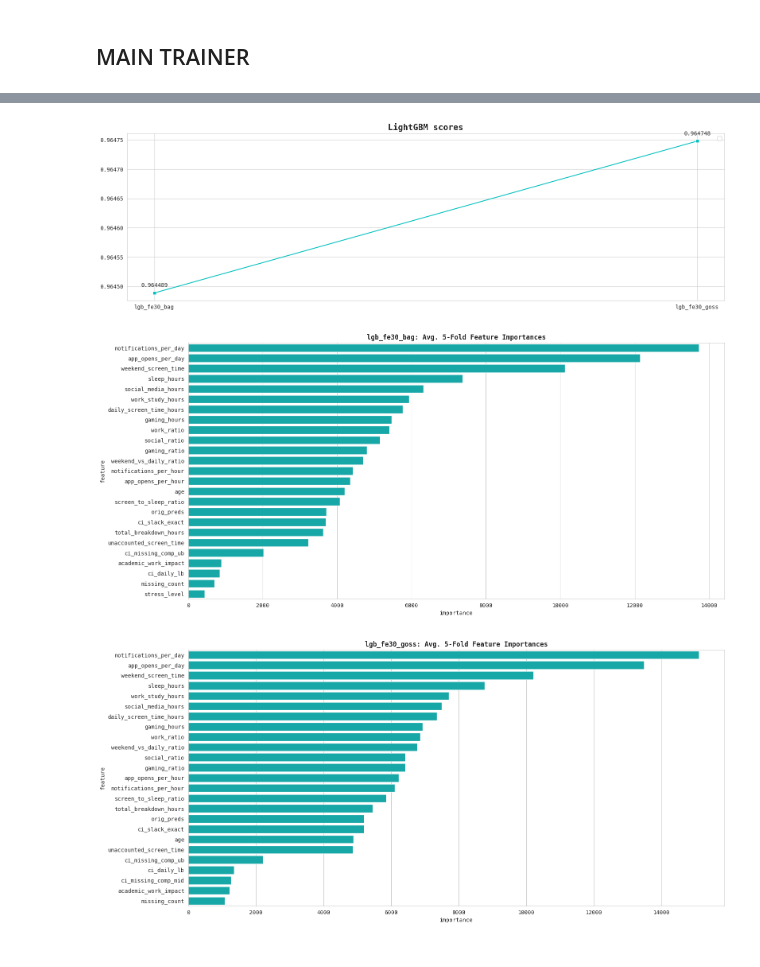
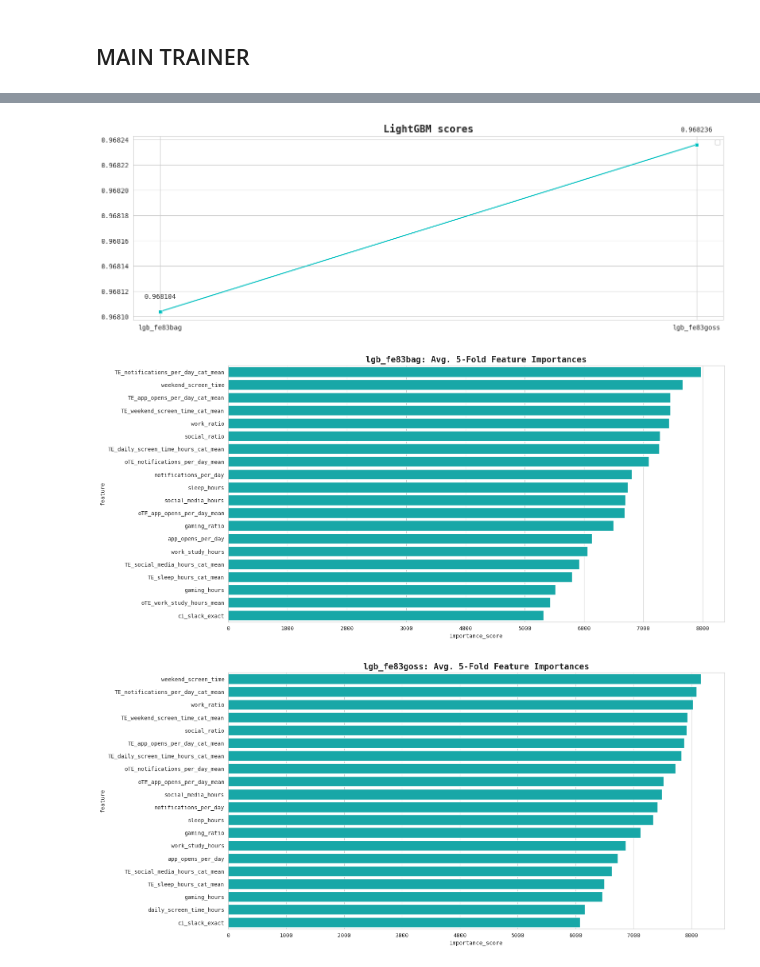
Before and after one commit to coded-sly/ps6e8-Phone-Addiction, a Jupyter notebook: ps6e8-lgb-phone-addict.ipynb, the cells around one changed output, grey strips where cells are left out. Drawn from its saved outputs; the diff is of its cells as text; code cells hidden in the pictures.

```diff
--- a/ps6e8-lgb-phone-addict.ipynb
+++ b/ps6e8-lgb-phone-addict.ipynb
@@ -990,7 +974,8 @@ print("⚙️ Training function ready ⚙️")
 # %% [output]
 ⚙️ Training function ready ⚙️
 # %%
-VER = f"lgb_fe{test.shape[1]}_"
+VER = f"lgb_fe83"
+
 all_predictions = {}
 
 MULTI_SEEDS = [42, 777, 1234, 24611, 0]
@@ -1211,8 +1318,10 @@ train_data
 # %% [markdown]
 ## MAIN TRAINER
 # %%
-LR = 0.03
+LR = 0.01
 # L2_REG = 2.5
 EARLY_STOP   = 200
 PRINT_STEPS  = 1000
-USE_ORIGINAL = False
+USE_ORIGINAL = True
+
+LR
@@ -1286,26 +1427,35 @@ AVG score: 0.964495 ± 0.000533
 # %%
 ## ==================== GOSS
-# FE(84) - top_r=0.5, other=0.1, lr=0.03, col=0.25, max_leaves=_, min_leaf=270, l1=10.0, l2=5.0
-# Orig   - top_r=0.6, other=0.2, lr=0.03, col=0.15, max_leaves=_, min_leaf=140, l1=0.0, l2=5.0
+# use -> orig_te(mean, count, std, skew) + FREQ + apply_feat + te(_cat)
+# # --- (GOSS) ---
+# # Best Trial ROC-AUC Score: 0.968094
+# # Best Hyperparameters:
+# # {'colsample': 0.45,
+# #  'top_rate': 0.55,
+# #  'other_rate': 0.2,
+# #  'max_leaves': 83,
+# #  'min_leaf': 10,
+# #  'alpha': 6.152263203981487,
+# #  'lambda': 0.006907123629972495}
 
 goss_params = {
     # 'boosting': 'dart',
     # ---------------------------------
     'data_sample_strategy': "goss",
     'top_rate': 0.6,
-    'other_rate': 0.1,
+    'other_rate': 0.15,
     # ---------------------------------
+    # 'is_unbalanced': True,
+    # 'max_depth': 6,
     'objective': "binary",
     'metric': "auc",
-    # 'is_unbalanced': True,
-    # 'max_depth': 6,
-    'max_leaves': 63,
     'learning_rate': LR,
-    'n_estimators': 20_000,
+    'n_estimators': 30_000,
+    'max_leaves': 83,
     'feature_fraction': 0.4,
     'min_data_in_leaf': 100,
-    'reg_alpha': 0.05,
-    'reg_lambda': 0.3,
+    'reg_alpha': 0.3,
+    'reg_lambda': 6.0,
     # 'max_bins': 254,
     # 'max_cat_to_onehot': 9,
     'importace_type': "gain",
@@ -1329,7 +1479,7 @@ all_predictions[n] = Trainer_CV(
     target=TARGET,
     kfold=skf,
     cat_cols=ALL_CATS,
-    use_orig=USE_ORIGINAL,
+    use_original=USE_ORIGINAL,
     early_stop=EARLY_STOP,
     print_every=PRINT_STEPS,
 )
@@ -1354,28 +1526,28 @@ AVG score: 0.964750 ± 0.000534
 # %%
 all_scores = {}
 
 for i, (k, v) in enumerate(all_predictions.items()):
     for x, y in v.items():
         if x == "score":
             all_scores[k] = y
 
 plt.figure(figsize=(16, 5))
 ax1 = sns.lineplot([*all_scores.values()], marker="s")
 
 y_add = 1e-5
 
 for i, s1 in enumerate([*all_scores.values()]):
     ax1.text(float(i), s1+y_add, s1, ha="center", va="baseline")
 
 # plt.ylim((0.94, 0.955))
 plt.legend(loc="best")
 plt.xticks(range(len(all_scores)), [*all_scores.keys()], rotation=0)
 plt.title("LightGBM scores", fontdict={"weight": "semibold", "size": 15})
 
-plt.tight_layout()
+# plt.tight_layout()
 plt.show()
 # %% [output]
-[figure, old version]
+[figure, new version]
 # %%
 all_importances = {}
 all_val_data = {}
@@ -1387,26 +1559,26 @@ for i, (k, v) in enumerate(all_predictions.items()):
         elif x == "val_data":
             all_val_data[k] = y # -> [0] select X_val, [1] select y_valid
 
-top_n = 25
+top_n = 20
 
 for i, (m, fi) in enumerate(all_importances.items()):
     fi_df = pd.DataFrame({
         "feature": all_val_data[m][0].columns,
-        "importance": fi,
-    }).sort_values(by="importance", ascending=False).reset_index(drop=True)
+        "importance_score": fi,
+    }).sort_values(by="importance_score", ascending=False).reset_index(drop=True)
 
     plt.figure(figsize=(16, len(all_importances)*7))
     plt.subplot(len(all_importances), 1, i+1)
-    sns.barplot(data=fi_df.head(top_n), x="importance", y="feature")
-    plt.title(f"{m}: Avg. {CFG['FOLDS']}-Fold Feature Importances", fontweight="semibold")
+    sns.barplot(data=fi_df.head(top_n), x="importance_score", y="feature")
+    plt.title(f"{m}: Avg. {CFG['FOLDS']}-Fold Feature Importances", fontsize=15, fontweight="semibold")
 
     plt.tight_layout()
     plt.show()
 
     print()
 # %% [output]
-[figure, old version]
+[figure, new version]
-[figure, old version]
+[figure, new version]
 # %%
 ## -- Get oof predictions --
 oof_predictions = []
```
Also changed, not shown: parts of 35 cells of this notebook.
